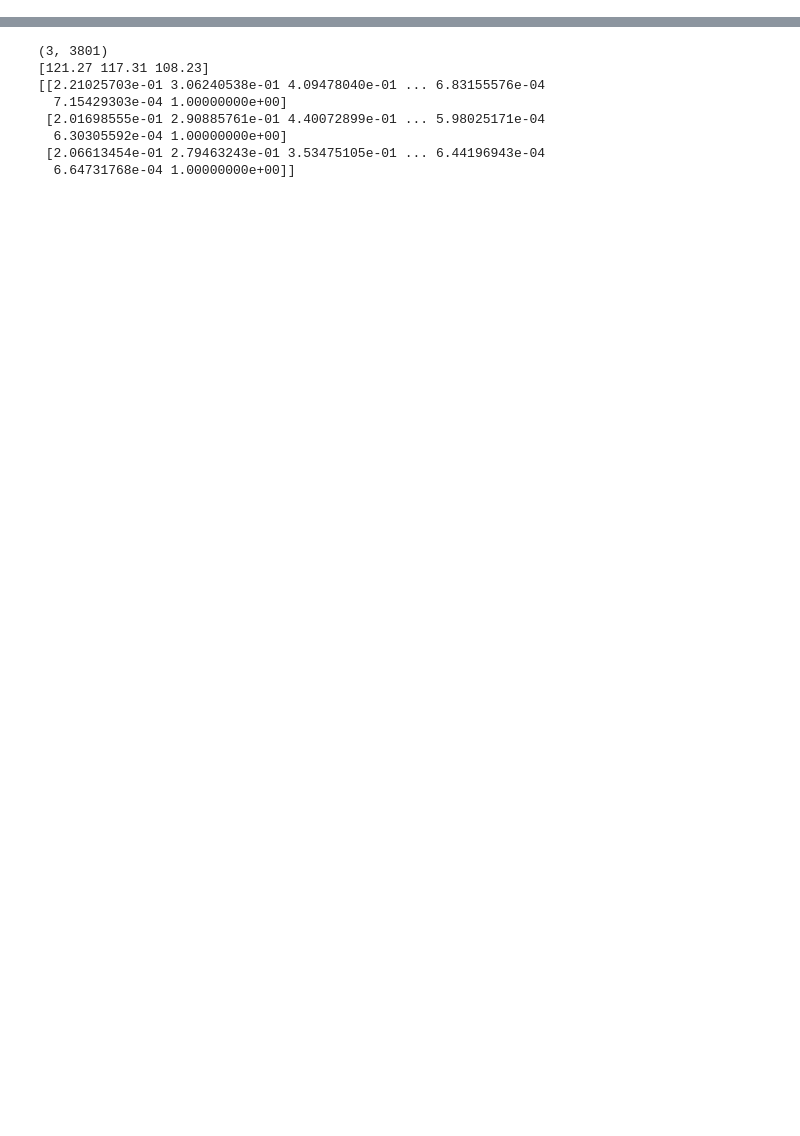
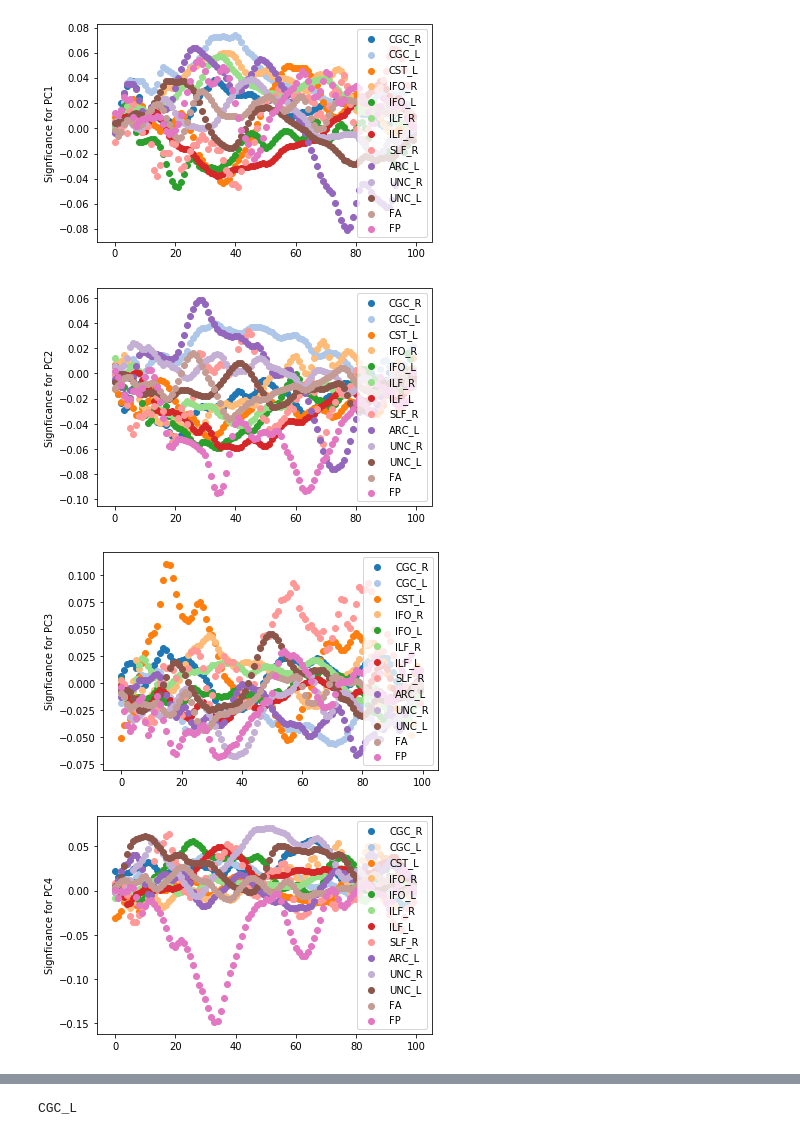
Before and after one commit to 36000/pyAFQ-scripts, a Jupyter notebook: hcp_insight.ipynb, the cells around one changed output, grey strips where cells are left out. Saved outputs shown, nothing was run; the diff lists cells and outputs as text; code cells hidden in the pictures; blank space fills up the shorter version.

```diff
--- a/hcp_insight.ipynb
+++ b/hcp_insight.ipynb
@@ -16,11 +67,15 @@ fs = s3fs.S3FileSystem()
 if not op.exists('hcp_data'):
     os.mkdir('hcp_data')
 
-for subject in subjects:
+subjects = []
+
+for subject in subjects_theory:
     if not op.exists(f'hcp_data/sub-{subject}'):
         os.mkdir(f'hcp_data/sub-{subject}')
     try:
-        fs.get(f'profile-hcp/afq/afq/sub-{subject}/sess-01/sub-{subject}_dwi_profiles.csv', f'hcp_data/sub-{subject}/nodes.csv')
+        fs.get(f'profile-hcp/afq/sub-{subject}/sess-01/sub-{subject}_dwi_profiles.csv', f'hcp_data/sub-{subject}/nodes.csv')
+        subjects.append(subject)
     except FileNotFoundError:
         print(f'subject {subject} profiles not found')
+subjects_num = [int(i) for i in subjects]
 # %% [output]
@@ -61,0 +238,17 @@ afq_data = afqi.load_afq_data('hcp_data', "Endurance_AgeAdj") # subjects_pd.colu
+# %%
+x = np.tile(np.arange(100), (13, 1))
+c = np.repeat(tableau_20_rgb[:13], 100, axis=0)
+for i in range(5):
+    for j in range(13):
+        plt.scatter(np.arange(100), pca.components_[i, j*100:(j+1)*100], c=[tableau_20_rgb[j]], label=bundle_labels.to_numpy()[j*100])
+    plt.legend()
+    plt.ylabel(f'Signficance for PC{i+1}')
+    plt.show()
+    # other manifold learning techniques, may be better than PCA, like local linear embedding
+    # Eventually put this in an unsupervised submodule / PR
+    # try to reconstruct tract profiles using only N PCs, use train test, ultimately it may reconstruct differently in different individuals
+# %% [output]
+[figure, added]
+[figure, added]
+[figure, added]
+[figure, added]
@@ -61,0 +256,4 @@ afq_data = afqi.load_afq_data('hcp_data', "Endurance_AgeAdj") # subjects_pd.colu
+# %%
+print(bundle_labels.to_numpy()[100])
+# %% [output]
+CGC_L
@@ -62,15 +262,6 @@ afq_data = afqi.load_afq_data('hcp_data', "Endurance_AgeAdj") # subjects_pd.colu
 # %%
-
+# print(afq_data.y)
 x, y, groups, cols = afq_data.x, afq_data.y.loc[subjects_num].to_numpy(), afq_data.groups, afq_data.columns
-print(x.shape)
-print(y)
-print(x)
+# print(x.shape)
+# print(y)
+# print(x)
-# %% [output]
-(3, 3801)
-[121.27 117.31 108.23]
-[[2.21025703e-01 3.06240538e-01 4.09478040e-01 ... 6.83155576e-04
-  7.15429303e-04 1.00000000e+00]
- [2.01698555e-01 2.90885761e-01 4.40072899e-01 ... 5.98025171e-04
-  6.30305592e-04 1.00000000e+00]
- [2.06613454e-01 2.79463243e-01 3.53475105e-01 ... 6.44196943e-04
-  6.64731768e-04 1.00000000e+00]]
```
Also changed, not shown: parts of 24 cells of this notebook, 7 other files.
